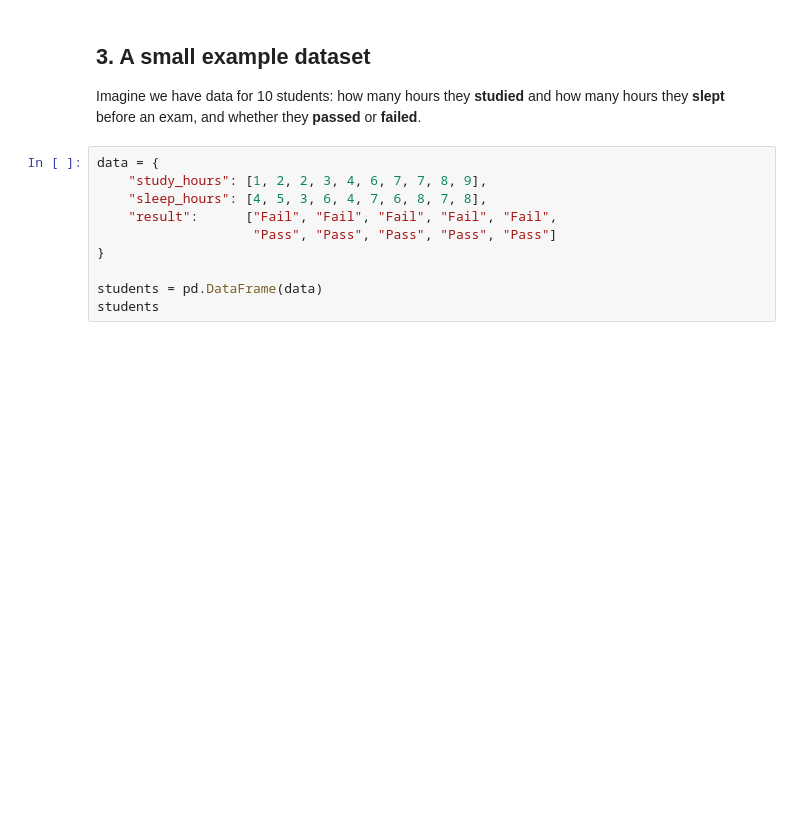
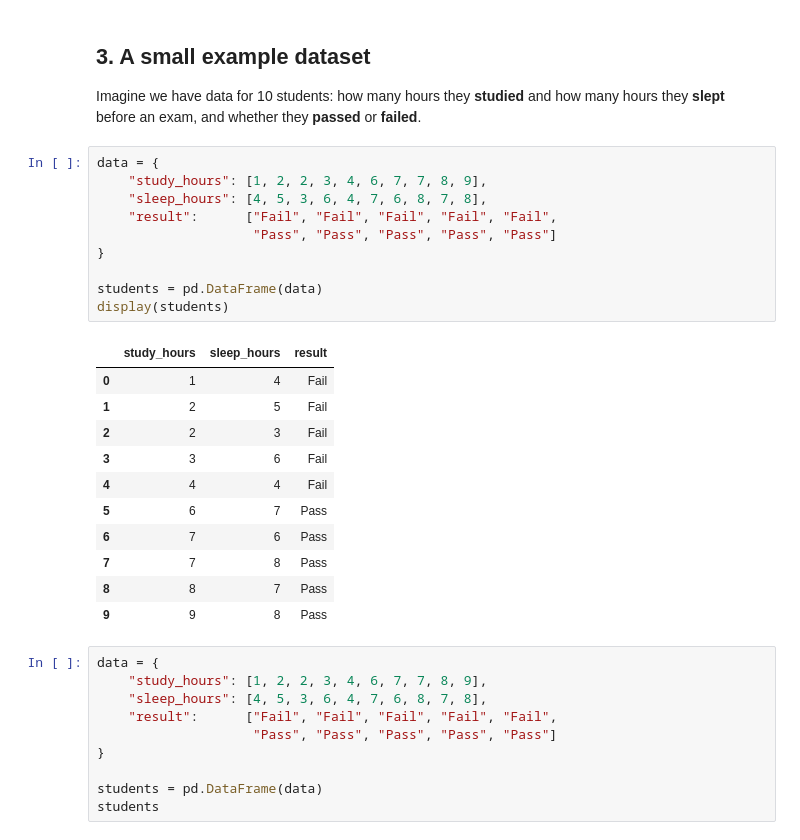
Before and after one commit to sherzodbekmirkomilov12-blip/weeklab9, a Jupyter notebook: CSE206_Lab_KNN.ipynb, the cells around one changed output. Drawn from its saved outputs; the diff is of its cells as text; blank space fills up the shorter version.

```diff
--- a/CSE206_Lab_KNN.ipynb
+++ b/CSE206_Lab_KNN.ipynb
@@ -63,6 +77,28 @@ print("Libraries loaded")
 ## 3. A small example dataset
 
 Imagine we have data for 10 students: how many hours they **studied** and how many hours they **slept** before an exam, and whether they **passed** or **failed**.
+# %%
+data = {
+    "study_hours": [1, 2, 2, 3, 4, 6, 7, 7, 8, 9],
+    "sleep_hours": [4, 5, 3, 6, 4, 7, 6, 8, 7, 8],
+    "result":      ["Fail", "Fail", "Fail", "Fail", "Fail",
+                    "Pass", "Pass", "Pass", "Pass", "Pass"]
+}
+
+students = pd.DataFrame(data)
+display(students)
+# %% [output]
+|  | study_hours | sleep_hours | result |
+| 0 | 1 | 4 | Fail |
+| 1 | 2 | 5 | Fail |
+| 2 | 2 | 3 | Fail |
+| 3 | 3 | 6 | Fail |
+| 4 | 4 | 4 | Fail |
+| 5 | 6 | 7 | Pass |
+| 6 | 7 | 6 | Pass |
+| 7 | 7 | 8 | Pass |
+| 8 | 8 | 7 | Pass |
+| 9 | 9 | 8 | Pass |
 # %%
 data = {
     "study_hours": [1, 2, 2, 3, 4, 6, 7, 7, 8, 9],
```
Also changed, not shown: parts of 10 cells of this notebook.
